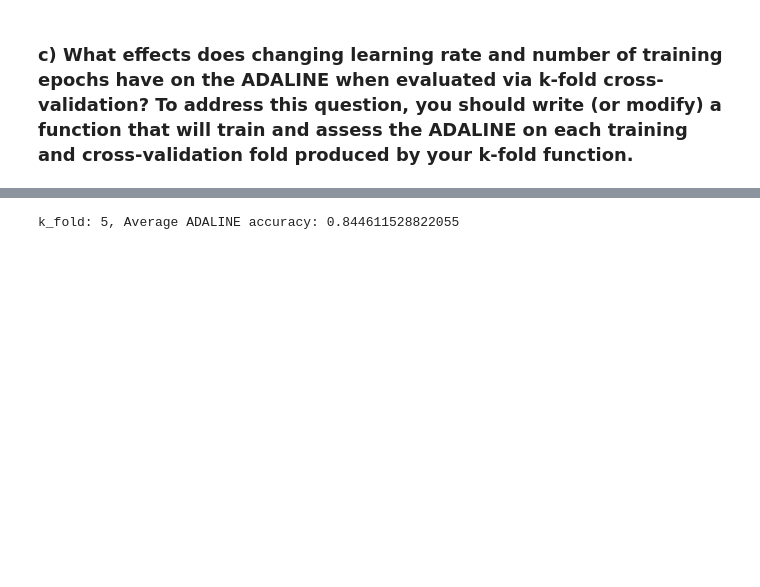
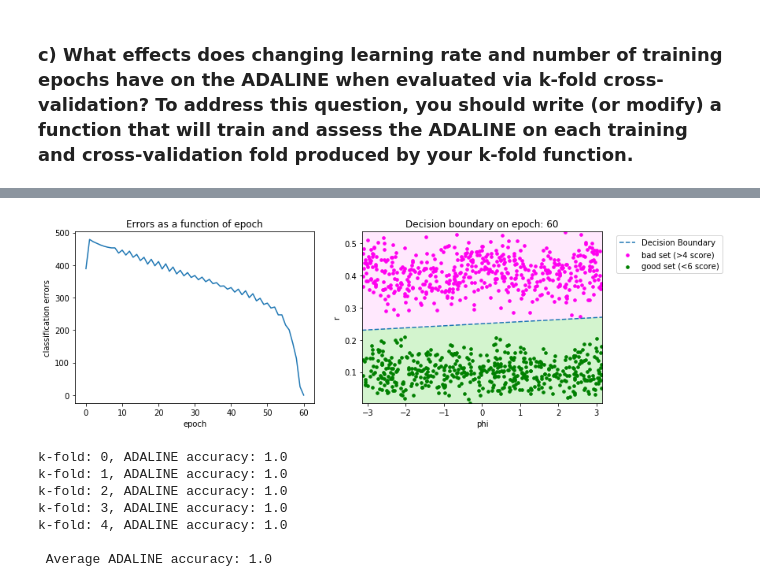
Before and after one commit to mx-crs/project_ft-sommelier, a Jupyter notebook: ft_sommelier.ipynb, the cells around one changed output, grey strips where cells are left out. Cells and saved outputs as stored; diff of their text form; code cells hidden in the pictures; blank space fills up the shorter version.

```diff
--- a/ft_sommelier.ipynb
+++ b/ft_sommelier.ipynb
@@ -404,0 +540,6 @@ df_k_folds = data_service.split_data_k_fold(df, k_fold)
+# %%
+x1 = dataset["wonderflonium"]
+x2 = dataset["fallian marsh gas"]
+dataset = dataset.assign(r=pd.Series(x1**2 + x2**2)**0.5)
+dataset = dataset.assign(phi=pd.Series([math.atan2(x,y) for (x,y) in zip(x1,x2)]))
+dataset.iloc[:10]
@@ -404,0 +558,10 @@ df_k_folds = data_service.split_data_k_fold(df, k_fold)
+# %%
+factors = [
+    "r", "phi"
+]
+X, y = data_service.get_Xy(dataset, factors)
+adaline = Adaline(X, y)
+plot_performance(adaline.train(mode="batch", epochs=100, l_rate=0.01),
+            [pd.DataFrame(X, columns=factors), y], good_tresh=good_treshold, bad_tresh=bad_treshold)
+# %% [output]
+[figure, added]
@@ -405,14 +573,25 @@ df_k_folds = data_service.split_data_k_fold(df, k_fold)
 # %%
-bm = BaseModel()
-accuracy = 0
+factors = [
+    "r", "phi"
+]
+
+temp_accuracy = 0
 for k in range(k_fold):
-    X_train, y_train = data_service.get_Xy(df_k_folds[k][0], ['pH', 'alcohol'])
-    X_test, y_test = data_service.get_Xy(df_k_folds[k][1], ['pH', 'alcohol'])
+    X_train, y_train = data_service.get_Xy(df_k_folds[k][0], factors)
+    X_test, y_test = data_service.get_Xy(df_k_folds[k][1], factors)
     adaline = Adaline(X_train, y_train)
-    adaline.train(mode="batch", epochs=300, l_rate=0.005)
+    adaline.train(mode="batch", epochs=100, l_rate=0.01)
     output_test = bm.hypothesis(X_test, adaline.w, activation_func=bm.sigmoid_func)
     output_test = bm.sigmoid_discrete_func(output_test)
-    accuracy += bm.calculate_accuracy(output_test, y_test)
-print(f"k_fold: {k_fold}, Average ADALINE accuracy: {accuracy/k_fold}")
+    accuracy = bm.calculate_accuracy(output_test, y_test)
+    temp_accuracy += accuracy
+    print(f"k-fold: {k}, ADALINE accuracy: {accuracy}")
+print(f"\n Average ADALINE accuracy: {temp_accuracy / k_fold}")
 # %% [output]
-k_fold: 5, Average ADALINE accuracy: 0.844611528822055
+k-fold: 0, ADALINE accuracy: 1.0
+k-fold: 1, ADALINE accuracy: 1.0
+k-fold: 2, ADALINE accuracy: 1.0
+k-fold: 3, ADALINE accuracy: 1.0
+k-fold: 4, ADALINE accuracy: 1.0
+
+ Average ADALINE accuracy: 1.0
```
Also changed, not shown: parts of 28 cells of this notebook.
